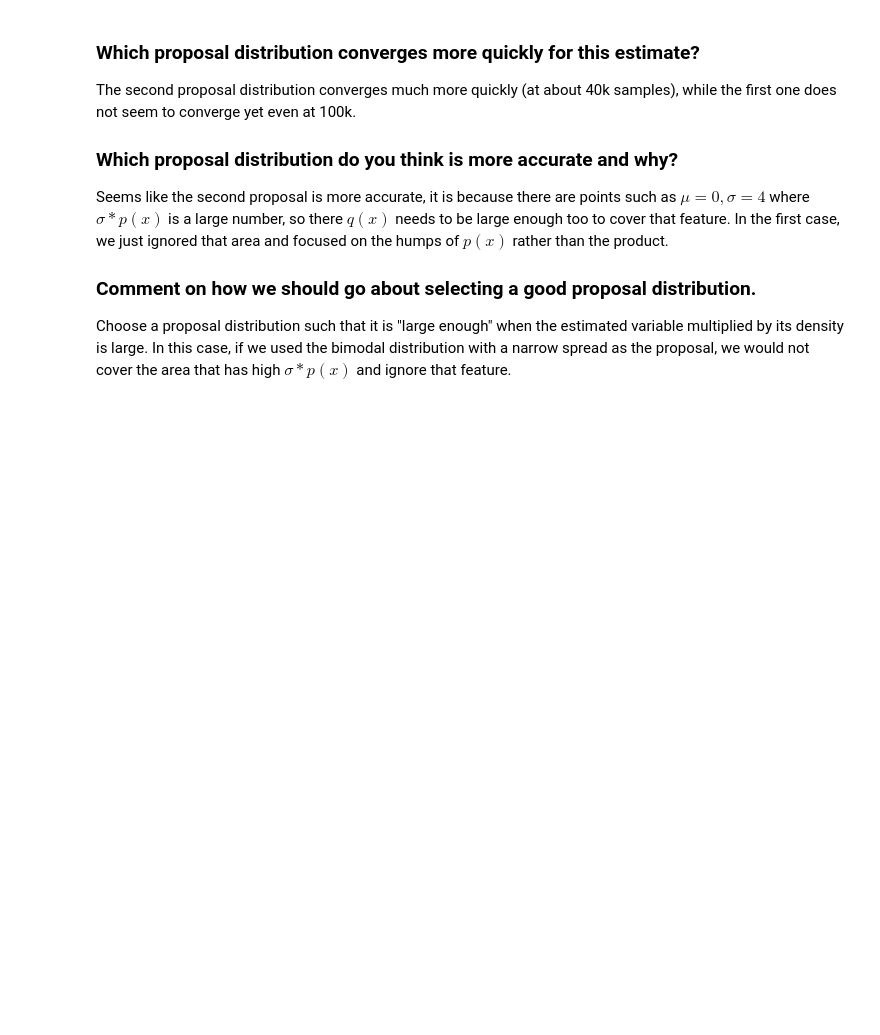
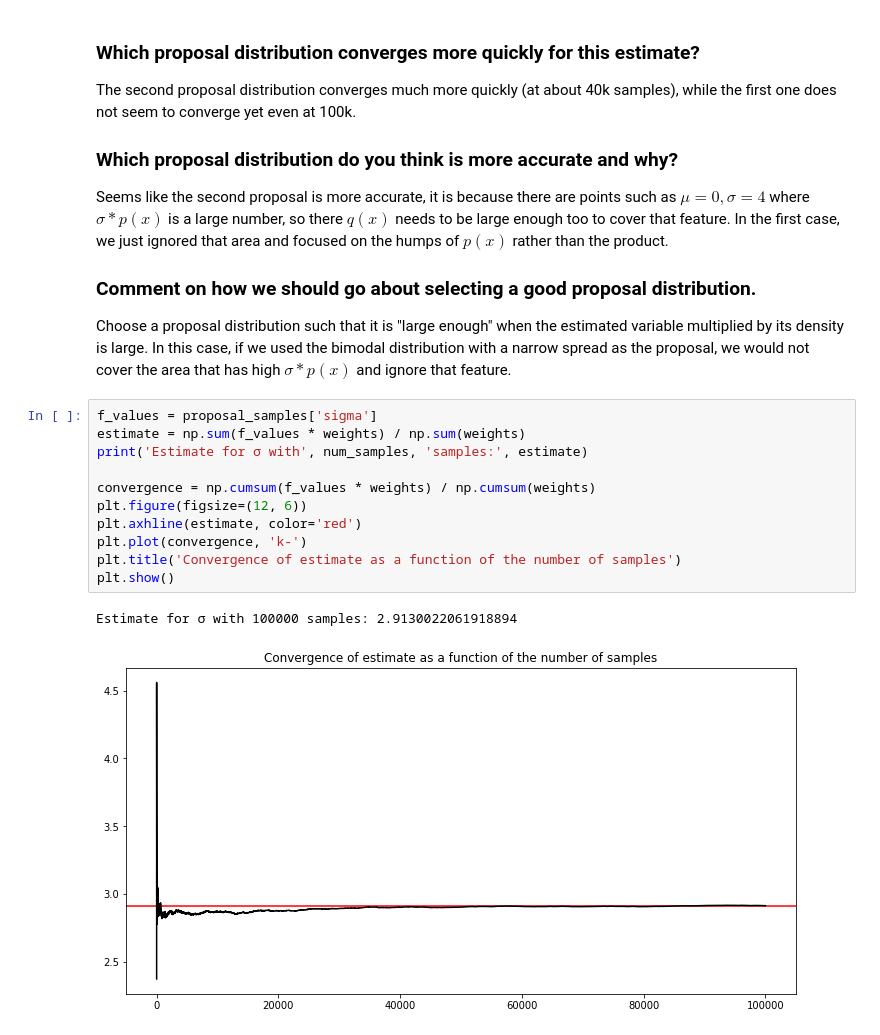
Before and after one commit to Munchic/cs146, a Jupyter notebook: cs146-13.1-pre-class-work.ipynb, the cells around one changed output. Drawn from its saved outputs; the diff is of its cells as text; blank space fills up the shorter version.

```diff
--- a/cs146-13.1-pre-class-work.ipynb
+++ b/cs146-13.1-pre-class-work.ipynb
@@ -231,3 +231,17 @@ Seems like the second proposal is more accurate, it is because there are points
 
 ### Comment on how we should go about selecting a good proposal distribution.
 Choose a proposal distribution such that it is "large enough" when the estimated variable multiplied by its density is large. In this case, if we used the bimodal distribution with a narrow spread as the proposal, we would not cover the area that has high $\sigma*p(x)$ and ignore that feature.
+# %%
+f_values = proposal_samples['sigma']
+estimate = np.sum(f_values * weights) / np.sum(weights)
+print('Estimate for σ with', num_samples, 'samples:', estimate)
+
+convergence = np.cumsum(f_values * weights) / np.cumsum(weights)
+plt.figure(figsize=(12, 6))
+plt.axhline(estimate, color='red')
+plt.plot(convergence, 'k-')
+plt.title('Convergence of estimate as a function of the number of samples')
+plt.show()
+# %% [output]
+Estimate for σ with 100000 samples: 2.9130022061918894
+[figure, added]
```
